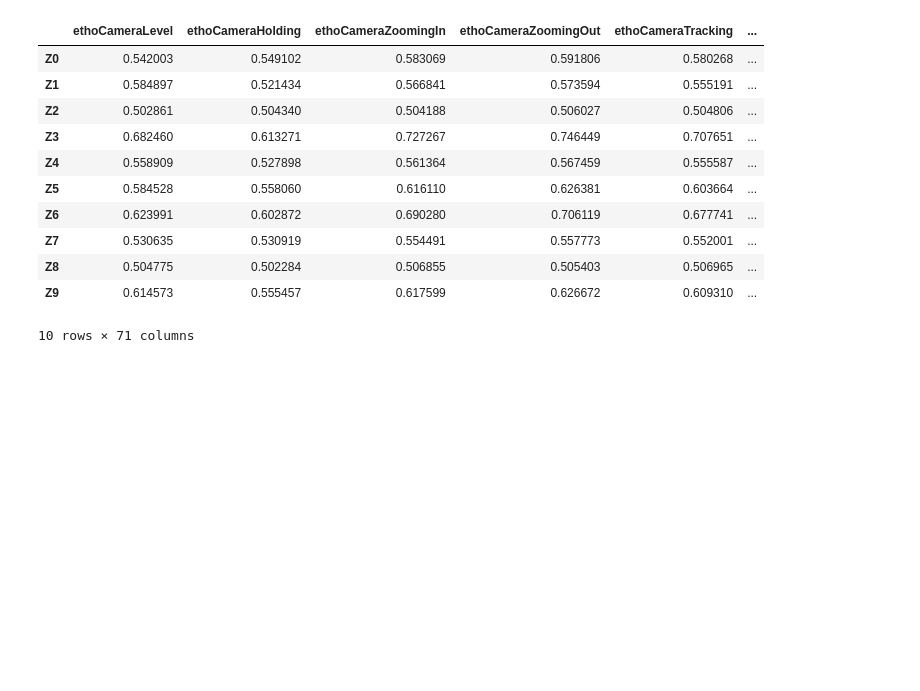
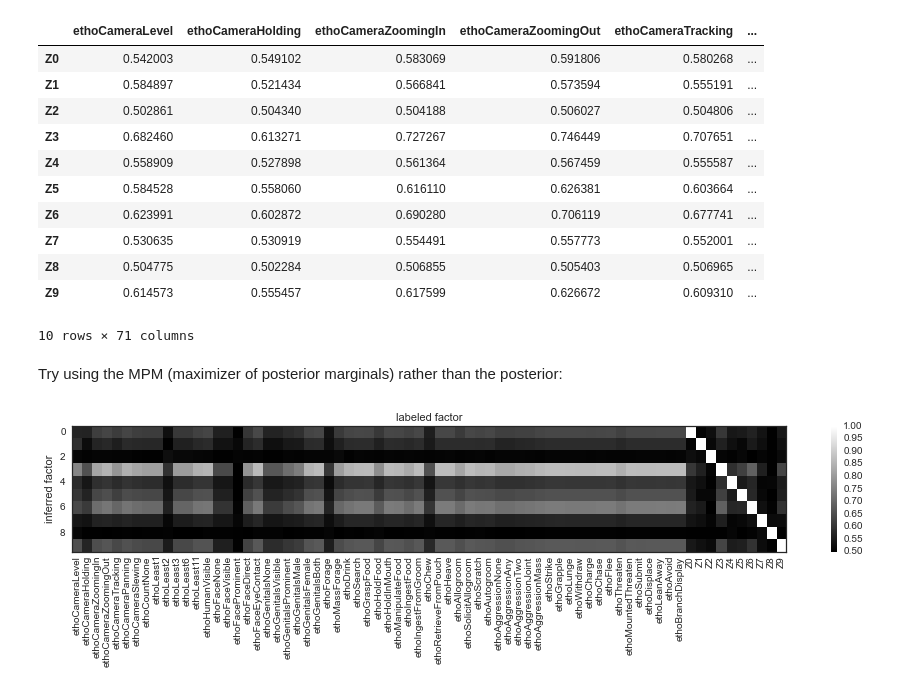
Before and after one commit to pearsonlab/spiketopics, a Jupyter notebook: explore_inferred_etho.ipynb, the cells around one changed output. Cells and saved outputs as stored; diff of their text form; code cells hidden in the pictures; blank space fills up the shorter version.

```diff
--- a/explore_inferred_etho.ipynb
+++ b/explore_inferred_etho.ipynb
@@ -250,3 +250,27 @@ overlap.iloc[-K:, :]
 | Z8 | 0.504775 | 0.502284 | 0.506855 | 0.505403 | 0.506965 | ... |
 | Z9 | 0.614573 | 0.555457 | 0.617599 | 0.626672 | 0.609310 | ... |
 10 rows × 71 columns
+# %% [markdown]
+Try using the MPM (maximizer of posterior marginals) rather than the posterior:
+# %%
+# round to 0 or 1 elementwise
+medf = np.around(edf)
+# %%
+mmatch = (medf.T.dot(medf) + (1 - medf.T).dot(1 - medf)) / T
+mmismatch = (medf.T.dot(1 - medf) + (1 - medf.T).dot(medf)) / T
+moverlap = np.maximum(mmatch, mmismatch)
+# %%
+row_labels = medf.columns[:]
+matshow(moverlap.values[-K:,:]) #, vmin=0.5, vmax=1)
+plt.ylabel('inferred factor')
+plt.xlabel('labeled factor')
+plt.colorbar();
+
+# add column names
+ax = plt.gca()
+ax.xaxis.set_label_position('top')
+plt.tick_params(axis='x', which='both', top='off', bottom='off',
+                labelbottom='on', labeltop='off', pad=5)
+plt.xticks(xrange(len(row_labels)), row_labels, rotation='vertical', horizontalalignment='center');
+# %% [output]
+[figure, added]
```
Also changed, not shown: parts of 1 cell of this notebook.
